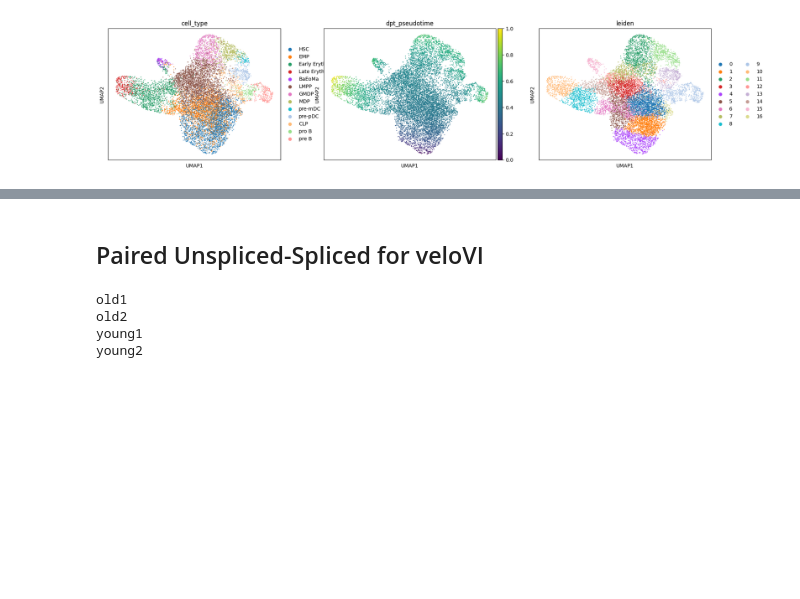
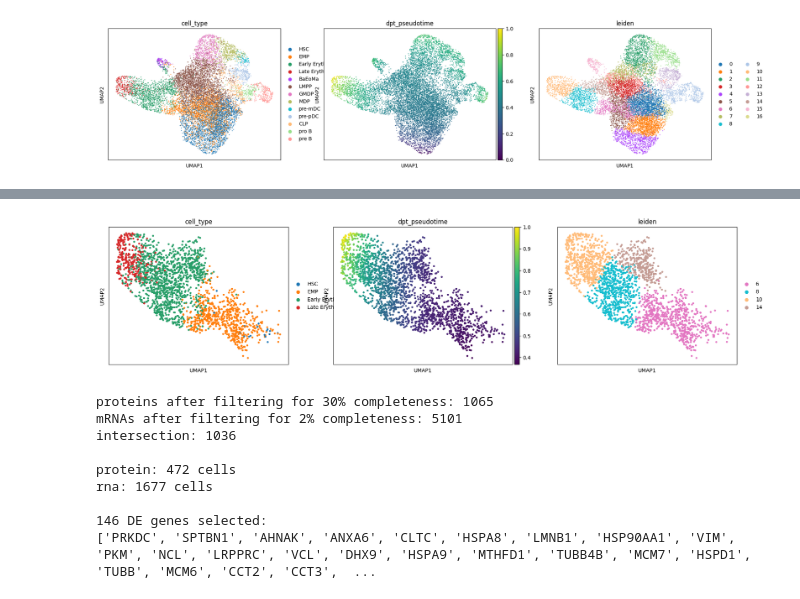
Before and after one commit to theislab/scProtVelo, a Jupyter notebook: notebooks/0_data_preparation.ipynb, the cells around one changed output, grey strips where cells are left out. Saved outputs shown, nothing was run; the diff lists cells and outputs as text; code cells hidden in the pictures; blank space fills up the shorter version.

```diff
--- a/notebooks/0_data_preparation.ipynb
+++ b/notebooks/0_data_preparation.ipynb
@@ -65,34 +42,27 @@ rna: 1729 cells
-# %% [markdown]
-## Paired Unspliced-Spliced for veloVI
-# %%
-# load unspliced/spliced data
-bdatas = []
-for p in ['old1', 'old2', 'young1', 'young2']:
-    print(p)
-    ldata = scv.read(f'{DATA_PATH}/cnt_{p.capitalize()}.loom')
-    ldata.obs_names = [f'{o.split(":")[1][:-1]}-1-{p}' for o in ldata.obs_names]
-    ldata.var_names_make_unique()
-    bdatas.append(ldata)
-adata_rna = sc.concat(bdatas, axis=0)
-adata_rna = adata_rna[[o for o in rna.obs_names if o in adata_rna.obs_names]].copy()
-
-# transfer metadata
-adata_rna.obs = combined.obs.loc[adata_rna.obs_names, :]
-adata_rna.uns = combined.uns
-adata_rna.obsm['X_totalVI'] = rna[adata_rna.obs_names].obsm['X_totalVI']
-adata_rna.obsm['X_umap'] = rna[adata_rna.obs_names].obsm['X_umap']
-adata_rna.obs['dpt_pseudotime'] = rna[adata_rna.obs_names].obs['dpt_pseudotime']
-
-# remove unnecessary parts
-del adata_rna.layers['ambiguous']
-del adata_rna.layers['matrix']
-adata_rna.obs = adata_rna.obs[['dpt_pseudotime', 'cell_type', 'domain']]
-adata_rna.uns = {k: v for k, v in adata_rna.uns.items() if k in ['cell_type_colors', 'domain_colors']}
-
-# write
-adata_rna.write(f'{DATA_PATH_OUT}paired_adata_rna.h5ad')
-# %% [output]
-old1
-old2
-young1
-young2
+# %%
+cluster_list = ['10', '8', '14', '6']
+
+# pair modalities by interpolating the missing modality over the GLUE embedding
+adata, rna, prot = pair_data(
+    data_path=DATA_PATH,
+    data_path_out=DATA_PATH_OUT,
+    combined=combined,
+    cluster_list=cluster_list,
+    file_name='paired_adata_Eryth',
+    fractions=.3,
+    n_cells=50,
+    log_fc_prot=.1,
+    log_fc_rna=.5,
+    keep_cts=['HSC', 'EMP', 'Early Eryth', 'Late Eryth'],
+)
+# %% [output]
+[figure, added]
+proteins after filtering for 30% completeness: 1065
+mRNAs after filtering for 2% completeness: 5101
+intersection: 1036
+
+protein: 472 cells
+rna: 1677 cells
+
+146 DE genes selected:
+['PRKDC', 'SPTBN1', 'AHNAK', 'ANXA6', 'CLTC', 'HSPA8', 'LMNB1', 'HSP90AA1', 'VIM', 'PKM', 'NCL', 'LRPPRC', 'VCL', 'DHX9', 'HSPA9', 'MTHFD1', 'TUBB4B', 'MCM7', 'HSPD1', 'TUBB', 'MCM6', 'CCT2', 'CCT3',  ...
```
Also changed, not shown: parts of 7 cells of this notebook, 12 other files.
